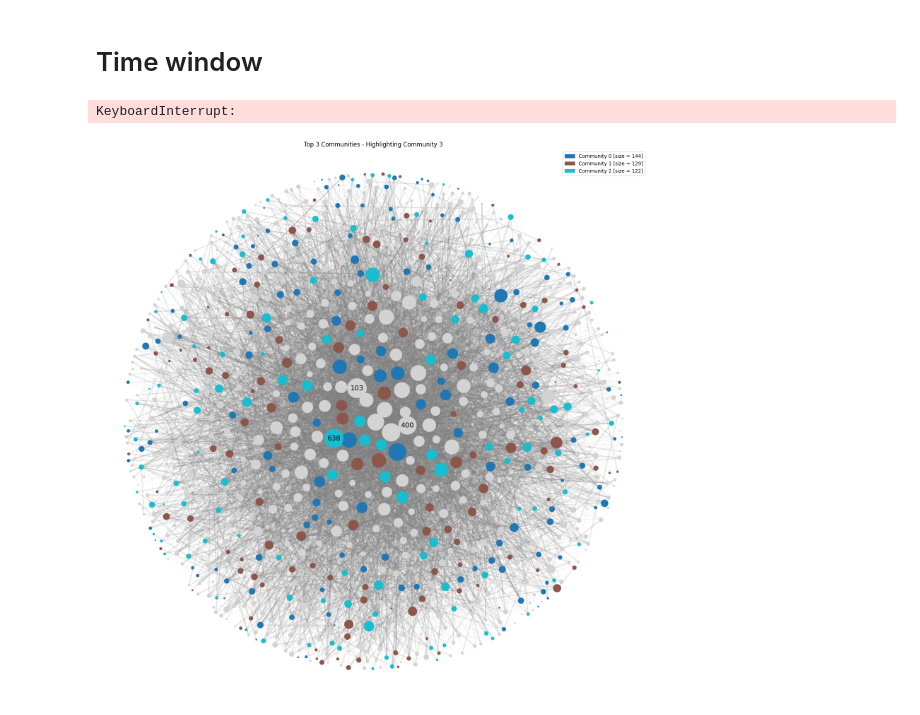
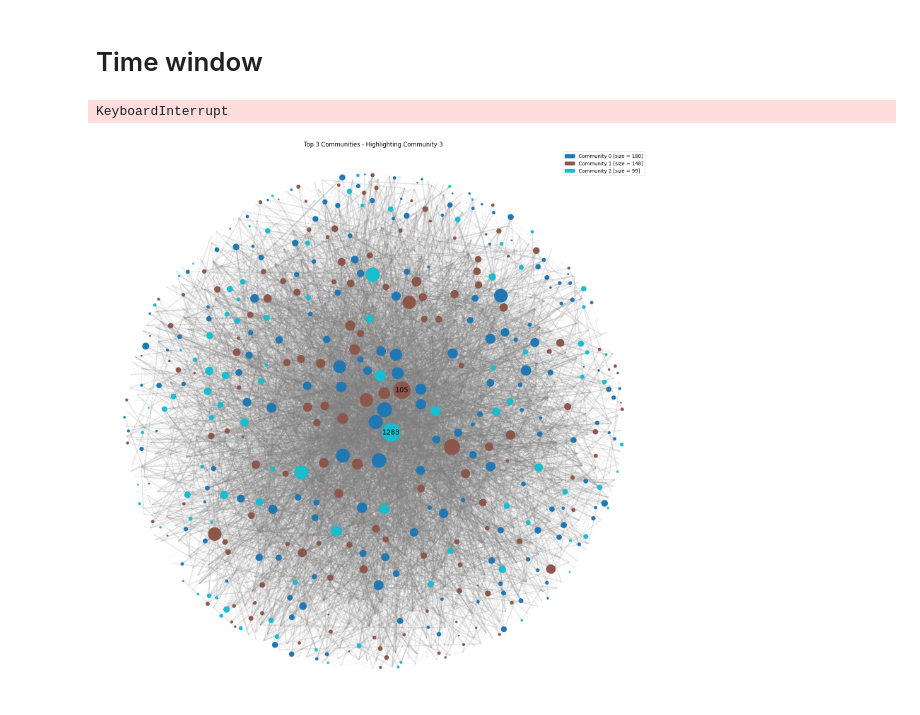
Before and after one commit to BambusControl/rug-sna-pizza-giving, a Jupyter notebook: college_msg_files/communities_n.ipynb, the cells around one changed output. Drawn from its saved outputs; the diff is of its cells as text; code cells hidden in the pictures.

Commit message:
Communities

```diff
--- a/college_msg_files/communities_n.ipynb
+++ b/college_msg_files/communities_n.ipynb
@@ -108,7 +108,7 @@ def export_graph_undirected(
         title: str,
         export_path: Path = None,
         fig_size=(20, 20),
-        base_node_size=0,
+        base_node_size=1,
         node_size_factor=10,
         edge_alpha=0.2,
         edge_color='gray',
@@ -124,11 +124,6 @@ def export_graph_undirected(
     # Calculate degrees
     degrees = dict(graph.degree())
 
-    # Scale node sizes
-    node_sizes = [base_node_size + degrees[node] * node_size_factor for node in graph.nodes()]
-
-    top_3_nodes = sorted(degrees, key=degrees.get, reverse=True)[:3]
-
     # Detect communities using the Louvain method
     partition = nx.community.louvain_communities(graph)
 
@@ -140,11 +135,16 @@ def export_graph_undirected(
         for node in community:
             community_mapping[node] = idx
 
-    # Nodes not in the top communities will be assigned a default gray color
+    # Filter nodes to include only those in the top communities
+    filtered_nodes = [node for node in graph.nodes() if node in community_mapping]
+
+    # Scale node sizes
+    node_sizes = [base_node_size + degrees[node] * node_size_factor for node in filtered_nodes]
+
+    # Nodes not in the top communities will not be rendered
     cmap = plt.get_cmap('tab10', len(sorted_communities))
     node_colors = [
-        cmap(community_mapping[node]) if node in community_mapping else default_node_color
-        for node in graph.nodes()
+        cmap(community_mapping[node]) for node in filtered_nodes
     ]
 
     # Prepare edge widths
@@ -177,12 +177,14 @@ def export_graph_undirected(
     nx.draw_networkx_nodes(
         graph,
         pos,
+        nodelist=filtered_nodes,
         node_size=node_sizes,
         node_color=node_colors,
         linewidths=0.5
     )
 
-    nx.draw_networkx_labels(graph, pos, labels={n: n for n in top_3_nodes}, font_size=14, font_color="black")
+    top_3_nodes = sorted(degrees, key=degrees.get, reverse=True)[:3]
+    nx.draw_networkx_labels(graph, pos, labels={n: n for n in top_3_nodes if n in filtered_nodes}, font_size=14, font_color="black")
 
     # Add graph label with number of nodes and edges
     plt.title(f"Top {num_communities} Communities - Highlighting Community {num_communities}")
@@ -291,7 +293,7 @@ def export_time_windows_undirected(pos: dict, window_size_days, window_step_days
     export_base = Path("./export")
     export_base.mkdir(exist_ok=True)
 
-    new_folder_name = f"communities - window {window_size_days} every {window_step_days}"
+    new_folder_name = f"top {num_communities} communities - window {window_size_days} every {window_step_days}"
     new_folder = export_base / new_folder_name
 
     if new_folder.exists():
@@ -326,14 +328,14 @@ def export_time_windows_undirected(pos: dict, window_size_days, window_step_days
 # %%
 # variations = (
 #     (7 * step, step)
 #     for step in range(1, 8)
 # )
 
 
-variations = [(28, 8)]
+variations = [(28, 6)]
 
 for variation in variations:
     export_time_windows_undirected(cache_layout(GRAPH_MESSAGES, nx.arf_layout), *variation, num_communities=3)
 # %% [output]
-KeyboardInterrupt:
+KeyboardInterrupt
-[figure, old version]
+[figure, new version]
```
